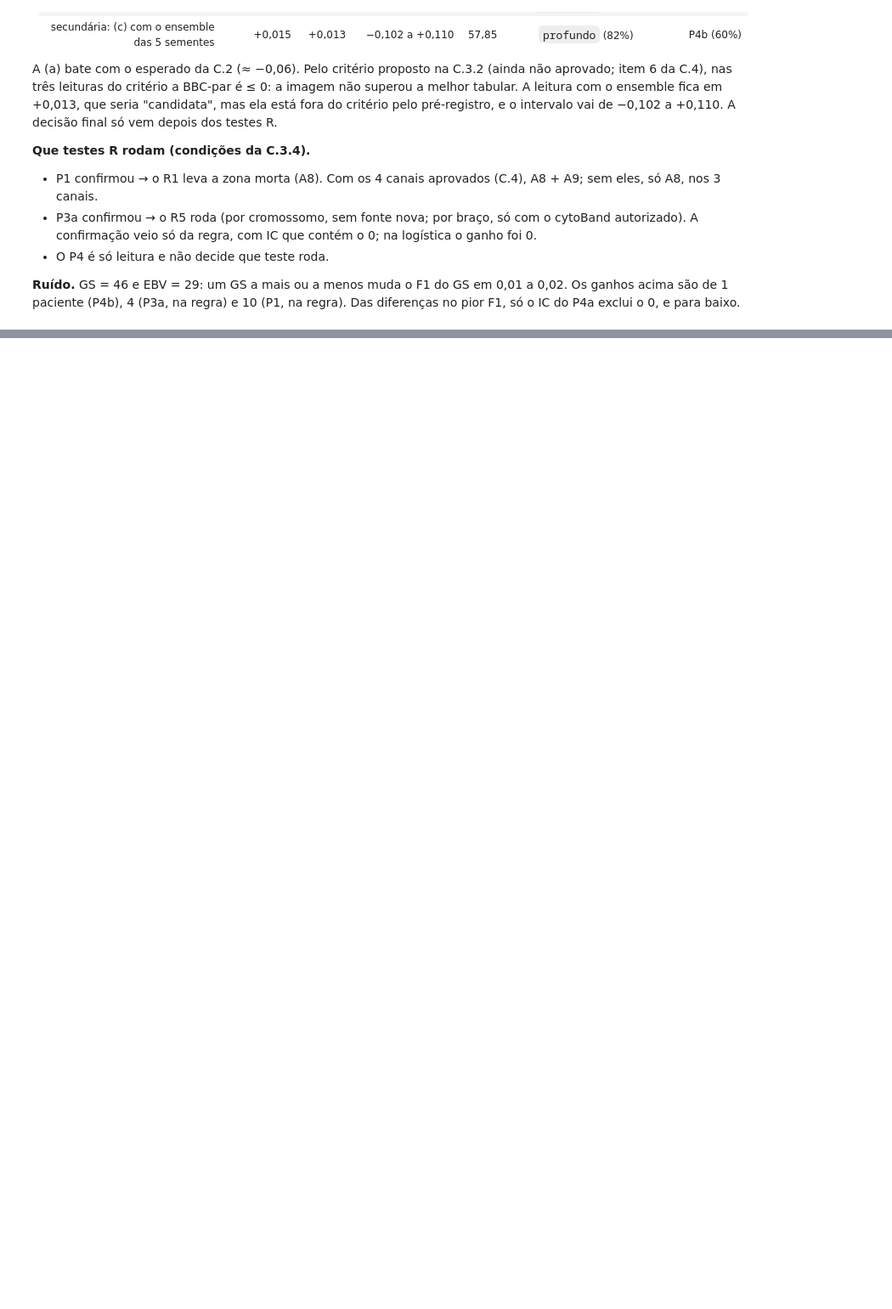
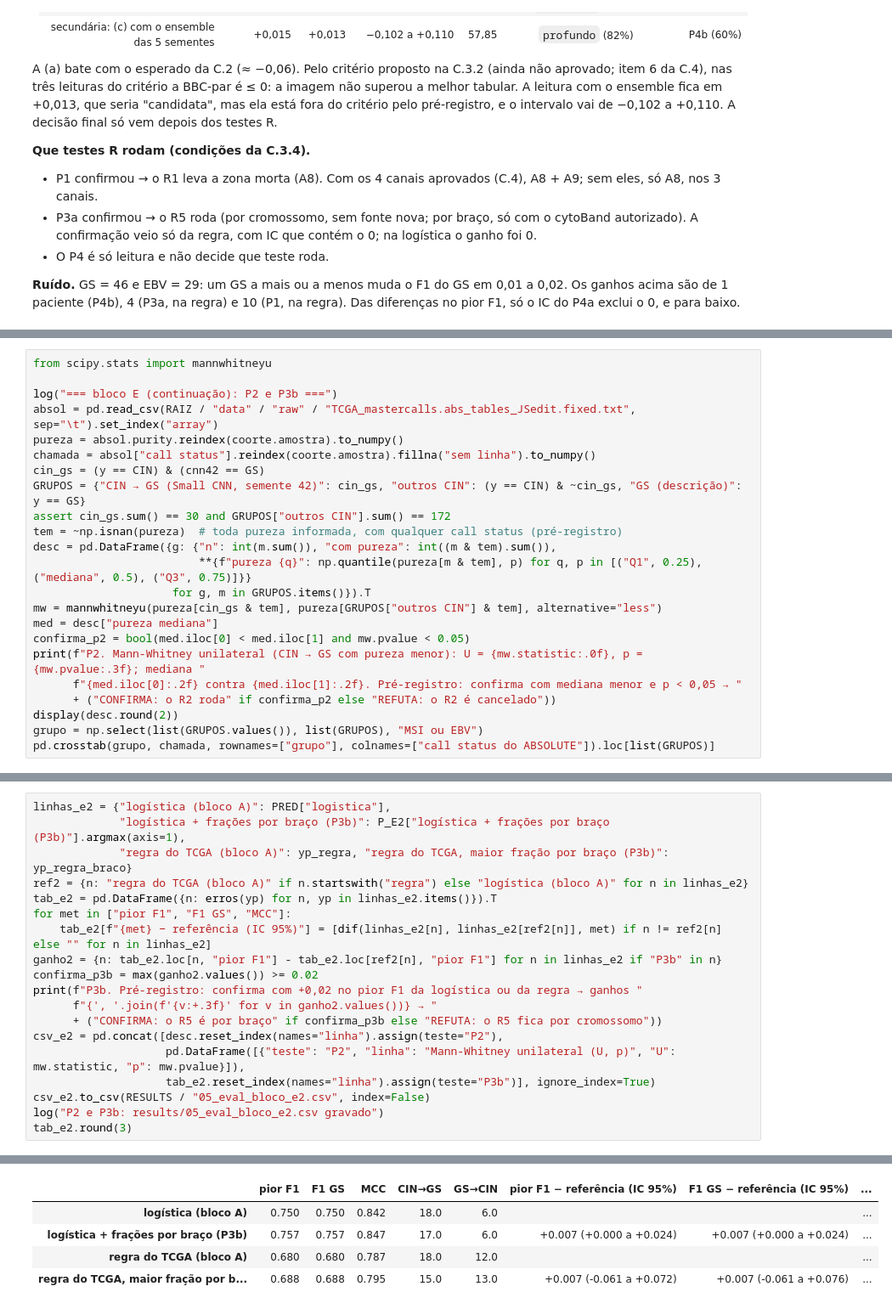
Before and after one commit to leocendino/imagens_de_cg_para_classificacao, a Jupyter notebook: notebooks/05_eval.ipynb, the cells around one changed output, grey strips where cells are left out. Shown at 85% size. Drawn from its saved outputs; the diff is of its cells as text; blank space fills up the shorter version.

```diff
--- a/notebooks/05_eval.ipynb
+++ b/notebooks/05_eval.ipynb
@@ -1828,0 +1642,23 @@ só vem depois dos testes R.
+# %%
+from scipy.stats import mannwhitneyu
+
+log("=== bloco E (continuação): P2 e P3b ===")
+absol = pd.read_csv(RAIZ / "data" / "raw" / "TCGA_mastercalls.abs_tables_JSedit.fixed.txt", sep="\t").set_index("array")
+pureza = absol.purity.reindex(coorte.amostra).to_numpy()
+chamada = absol["call status"].reindex(coorte.amostra).fillna("sem linha").to_numpy()
+cin_gs = (y == CIN) & (cnn42 == GS)
+GRUPOS = {"CIN → GS (Small CNN, semente 42)": cin_gs, "outros CIN": (y == CIN) & ~cin_gs, "GS (descrição)": y == GS}
+assert cin_gs.sum() == 30 and GRUPOS["outros CIN"].sum() == 172
+tem = ~np.isnan(pureza)  # toda pureza informada, com qualquer call status (pré-registro)
+desc = pd.DataFrame({g: {"n": int(m.sum()), "com pureza": int((m & tem).sum()),
+                         **{f"pureza {q}": np.quantile(pureza[m & tem], p) for q, p in [("Q1", 0.25), ("mediana", 0.5), ("Q3", 0.75)]}}
+                     for g, m in GRUPOS.items()}).T
+mw = mannwhitneyu(pureza[cin_gs & tem], pureza[GRUPOS["outros CIN"] & tem], alternative="less")
+med = desc["pureza mediana"]
+confirma_p2 = bool(med.iloc[0] < med.iloc[1] and mw.pvalue < 0.05)
+print(f"P2. Mann-Whitney unilateral (CIN → GS com pureza menor): U = {mw.statistic:.0f}, p = {mw.pvalue:.3f}; mediana "
+      f"{med.iloc[0]:.2f} contra {med.iloc[1]:.2f}. Pré-registro: confirma com mediana menor e p < 0,05 → "
+      + ("CONFIRMA: o R2 roda" if confirma_p2 else "REFUTA: o R2 é cancelado"))
+display(desc.round(2))
+grupo = np.select(list(GRUPOS.values()), list(GRUPOS), "MSI ou EBV")
+pd.crosstab(grupo, chamada, rownames=["grupo"], colnames=["call status do ABSOLUTE"]).loc[list(GRUPOS)]
@@ -1828,0 +1727,20 @@ só vem depois dos testes R.
+# %%
+linhas_e2 = {"logística (bloco A)": PRED["logistica"],
+             "logística + frações por braço (P3b)": P_E2["logística + frações por braço (P3b)"].argmax(axis=1),
+             "regra do TCGA (bloco A)": yp_regra, "regra do TCGA, maior fração por braço (P3b)": yp_regra_braco}
+ref2 = {n: "regra do TCGA (bloco A)" if n.startswith("regra") else "logística (bloco A)" for n in linhas_e2}
+tab_e2 = pd.DataFrame({n: erros(yp) for n, yp in linhas_e2.items()}).T
+for met in ["pior F1", "F1 GS", "MCC"]:
+    tab_e2[f"{met} − referência (IC 95%)"] = [dif(linhas_e2[n], linhas_e2[ref2[n]], met) if n != ref2[n] else "" for n in linhas_e2]
+ganho2 = {n: tab_e2.loc[n, "pior F1"] - tab_e2.loc[ref2[n], "pior F1"] for n in linhas_e2 if "P3b" in n}
+confirma_p3b = max(ganho2.values()) >= 0.02
+print(f"P3b. Pré-registro: confirma com +0,02 no pior F1 da logística ou da regra → ganhos "
+      f"{', '.join(f'{v:+.3f}' for v in ganho2.values())} → "
+      + ("CONFIRMA: o R5 é por braço" if confirma_p3b else "REFUTA: o R5 fica por cromossomo"))
+csv_e2 = pd.concat([desc.reset_index(names="linha").assign(teste="P2"),
+                    pd.DataFrame([{"teste": "P2", "linha": "Mann-Whitney unilateral (U, p)", "U": mw.statistic, "p": mw.pvalue}]),
+                    tab_e2.reset_index(names="linha").assign(teste="P3b")], ignore_index=True)
+csv_e2.to_csv(RESULTS / "05_eval_bloco_e2.csv", index=False)
+log("P2 e P3b: results/05_eval_bloco_e2.csv gravado")
+tab_e2.round(3)
+# %% [output]
@@ -1828,0 +1749,5 @@ só vem depois dos testes R.
+|  | pior F1 | F1 GS | MCC | CIN→GS | GS→CIN | pior F1 − referência (IC 95%) | F1 GS − referência (IC 95%) | ... |
+| logística (bloco A) | 0.750 | 0.750 | 0.842 | 18.0 | 6.0 |  |  | ... |
+| logística + frações por braço (P3b) | 0.757 | 0.757 | 0.847 | 17.0 | 6.0 | +0.007 (+0.000 a +0.024) | +0.007 (+0.000 a +0.024) | ... |
+| regra do TCGA (bloco A) | 0.680 | 0.680 | 0.787 | 18.0 | 12.0 |  |  | ... |
+| regra do TCGA, maior fração por b... | 0.688 | 0.688 | 0.795 | 15.0 | 13.0 | +0.007 (-0.061 a +0.072) | +0.007 (-0.061 a +0.076) | ... |
```
Also changed, not shown: parts of 20 cells of this notebook, 2 other files.
